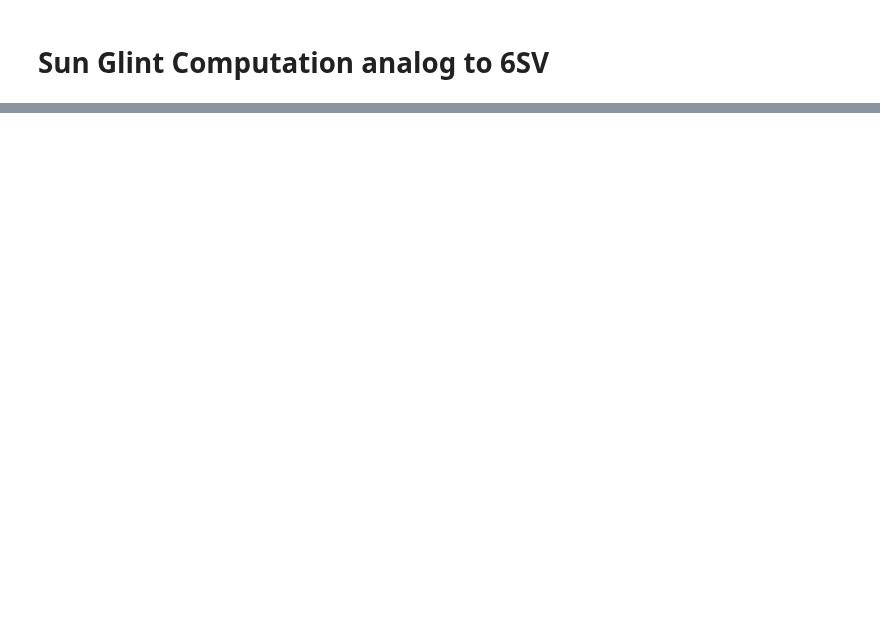
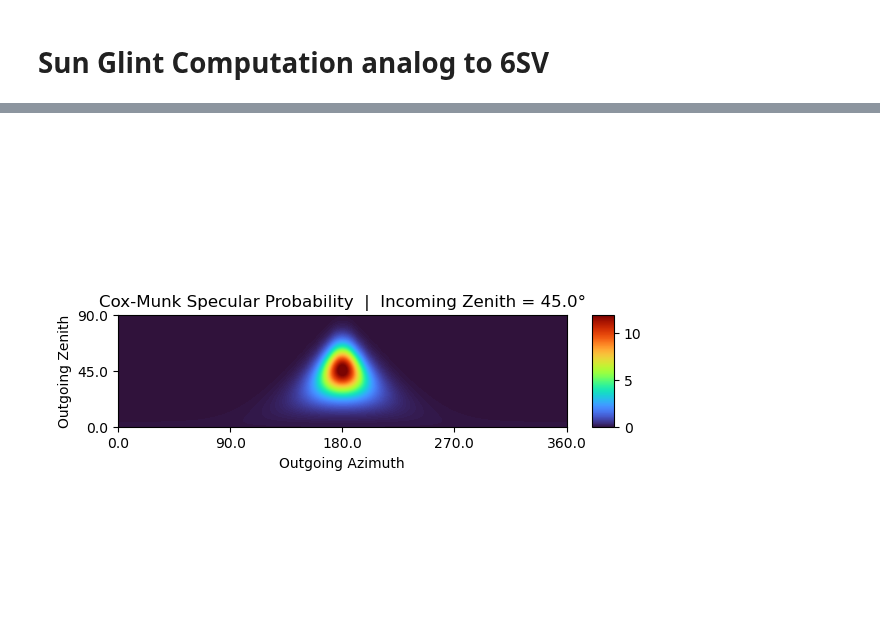
Before and after one commit to PolyRocketMatt/eradiate, a Jupyter notebook: notebooks/sunglint.ipynb, the cells around one changed output, grey strips where cells are left out. Saved outputs shown, nothing was run; the diff lists cells and outputs as text; code cells hidden in the pictures; blank space fills up the shorter version.

```diff
--- a/notebooks/sunglint.ipynb
+++ b/notebooks/sunglint.ipynb
@@ -290,8 +338,11 @@ if run:
 # %%
+frame = None
 if run:
     # View a certain frame of the animation
     visual = visuals[0]
     frame = 44
-    image = Image(f'glints/{visual}_{str(round(np.degrees(solar_zeniths[frame]), 2))}.png')
-    image
+    frame = Image(f'glints/{visual}_{str(round(np.degrees(solar_zeniths[frame]), 2))}.png')
+frame
+# %% [output]
+[figure, added]
 # %%
```
Also changed, not shown: parts of 7 cells of this notebook, 4 other files.
